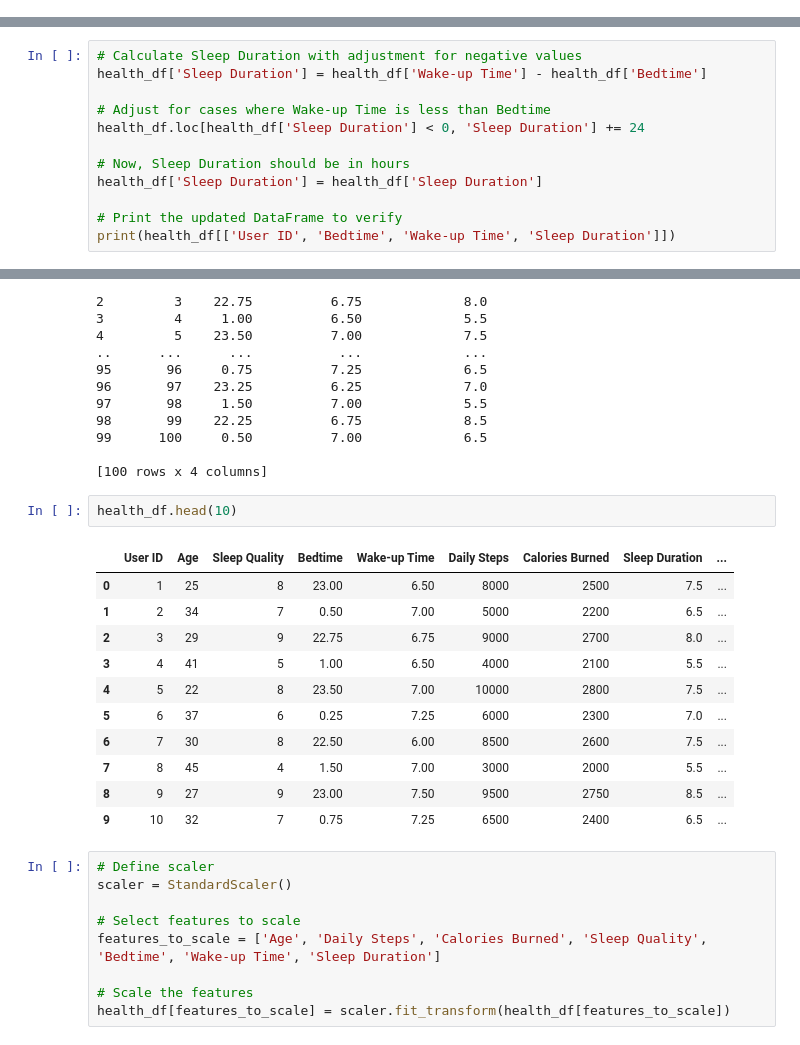
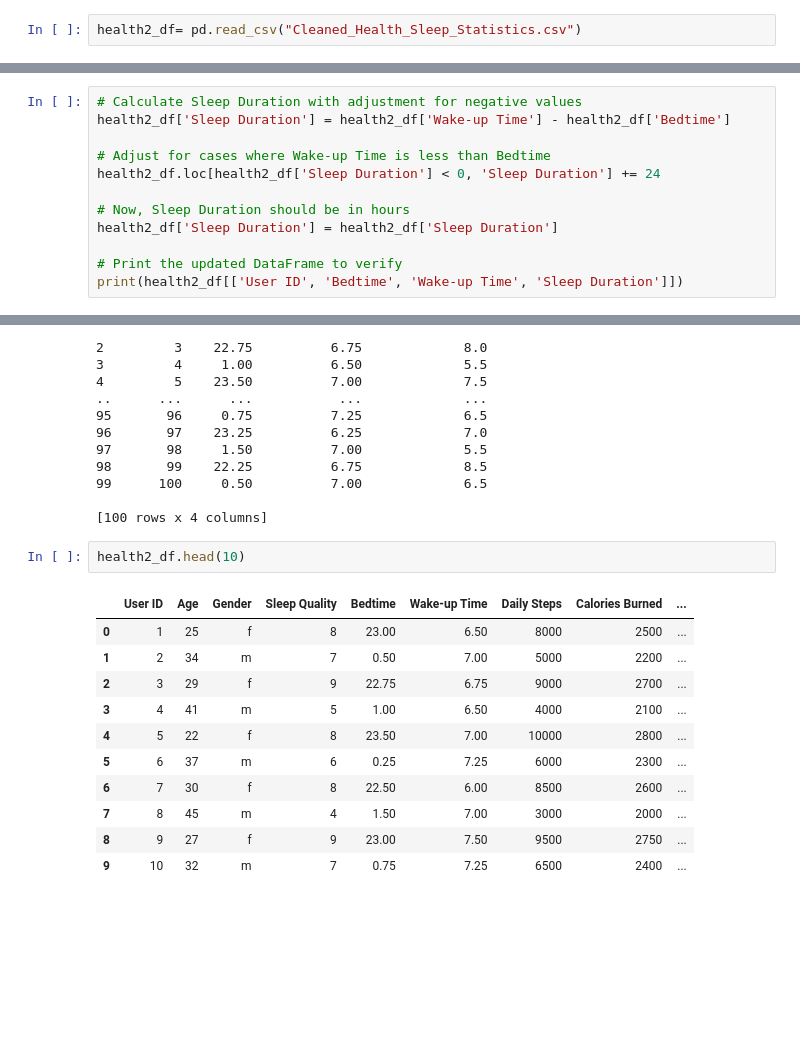
Before and after one commit to MalusiNgubane/Health-Sleep-Statistics, a Jupyter notebook: Health-Sleep-Statistics.ipynb, the cells around one changed output, grey strips where cells are left out. Cells and saved outputs as stored; diff of their text form; blank space fills up the shorter version.

```diff
--- a/Health-Sleep-Statistics.ipynb
+++ b/Health-Sleep-Statistics.ipynb
@@ -324,4 +623,6 @@ health_df.to_csv("Cleaned_Health_Sleep_Statistics.csv", index=False)
 from sklearn.model_selection import train_test_split
 from sklearn.preprocessing import StandardScaler, MinMaxScaler
 from imblearn.over_sampling import SMOTE
+# %%
+health2_df= pd.read_csv("Cleaned_Health_Sleep_Statistics.csv")
 # %%
@@ -341,15 +642,15 @@ health_df.head(10)
 # %%
 # Calculate Sleep Duration with adjustment for negative values
-health_df['Sleep Duration'] = health_df['Wake-up Time'] - health_df['Bedtime']
+health2_df['Sleep Duration'] = health2_df['Wake-up Time'] - health2_df['Bedtime']
 
 # Adjust for cases where Wake-up Time is less than Bedtime
-health_df.loc[health_df['Sleep Duration'] < 0, 'Sleep Duration'] += 24
+health2_df.loc[health2_df['Sleep Duration'] < 0, 'Sleep Duration'] += 24
 
 # Now, Sleep Duration should be in hours
-health_df['Sleep Duration'] = health_df['Sleep Duration']
+health2_df['Sleep Duration'] = health2_df['Sleep Duration']
 
 # Print the updated DataFrame to verify
-print(health_df[['User ID', 'Bedtime', 'Wake-up Time', 'Sleep Duration']])
+print(health2_df[['User ID', 'Bedtime', 'Wake-up Time', 'Sleep Duration']])
 # %% [output]
     User ID  Bedtime  Wake-up Time  Sleep Duration
 0         1    23.00          6.50             7.5
@@ -366,25 +667,16 @@ print(health_df[['User ID', 'Bedtime', 'Wake-up Time', 'Sleep Duration']])
 
 [100 rows x 4 columns]
 # %%
-health_df.head(10)
+health2_df.head(10)
 # %% [output]
-|  | User ID | Age | Sleep Quality | Bedtime | Wake-up Time | Daily Steps | Calories Burned | Sleep Duration | ... |
-| 0 | 1 | 25 | 8 | 23.00 | 6.50 | 8000 | 2500 | 7.5 | ... |
-| 1 | 2 | 34 | 7 | 0.50 | 7.00 | 5000 | 2200 | 6.5 | ... |
-| 2 | 3 | 29 | 9 | 22.75 | 6.75 | 9000 | 2700 | 8.0 | ... |
-| 3 | 4 | 41 | 5 | 1.00 | 6.50 | 4000 | 2100 | 5.5 | ... |
-| 4 | 5 | 22 | 8 | 23.50 | 7.00 | 10000 | 2800 | 7.5 | ... |
-| 5 | 6 | 37 | 6 | 0.25 | 7.25 | 6000 | 2300 | 7.0 | ... |
-| 6 | 7 | 30 | 8 | 22.50 | 6.00 | 8500 | 2600 | 7.5 | ... |
-| 7 | 8 | 45 | 4 | 1.50 | 7.00 | 3000 | 2000 | 5.5 | ... |
-| 8 | 9 | 27 | 9 | 23.00 | 7.50 | 9500 | 2750 | 8.5 | ... |
-| 9 | 10 | 32 | 7 | 0.75 | 7.25 | 6500 | 2400 | 6.5 | ... |
+|  | User ID | Age | Gender | Sleep Quality | Bedtime | Wake-up Time | Daily Steps | Calories Burned | ... |
+| 0 | 1 | 25 | f | 8 | 23.00 | 6.50 | 8000 | 2500 | ... |
+| 1 | 2 | 34 | m | 7 | 0.50 | 7.00 | 5000 | 2200 | ... |
+| 2 | 3 | 29 | f | 9 | 22.75 | 6.75 | 9000 | 2700 | ... |
+| 3 | 4 | 41 | m | 5 | 1.00 | 6.50 | 4000 | 2100 | ... |
+| 4 | 5 | 22 | f | 8 | 23.50 | 7.00 | 10000 | 2800 | ... |
+| 5 | 6 | 37 | m | 6 | 0.25 | 7.25 | 6000 | 2300 | ... |
+| 6 | 7 | 30 | f | 8 | 22.50 | 6.00 | 8500 | 2600 | ... |
+| 7 | 8 | 45 | m | 4 | 1.50 | 7.00 | 3000 | 2000 | ... |
+| 8 | 9 | 27 | f | 9 | 23.00 | 7.50 | 9500 | 2750 | ... |
+| 9 | 10 | 32 | m | 7 | 0.75 | 7.25 | 6500 | 2400 | ... |
-# %%
-# Define scaler
-scaler = StandardScaler()
-
-# Select features to scale
-features_to_scale = ['Age', 'Daily Steps', 'Calories Burned', 'Sleep Quality', 'Bedtime', 'Wake-up Time', 'Sleep Duration']
-
-# Scale the features
-health_df[features_to_scale] = scaler.fit_transform(health_df[features_to_scale])
```
Also changed, not shown: parts of 51 cells of this notebook.
